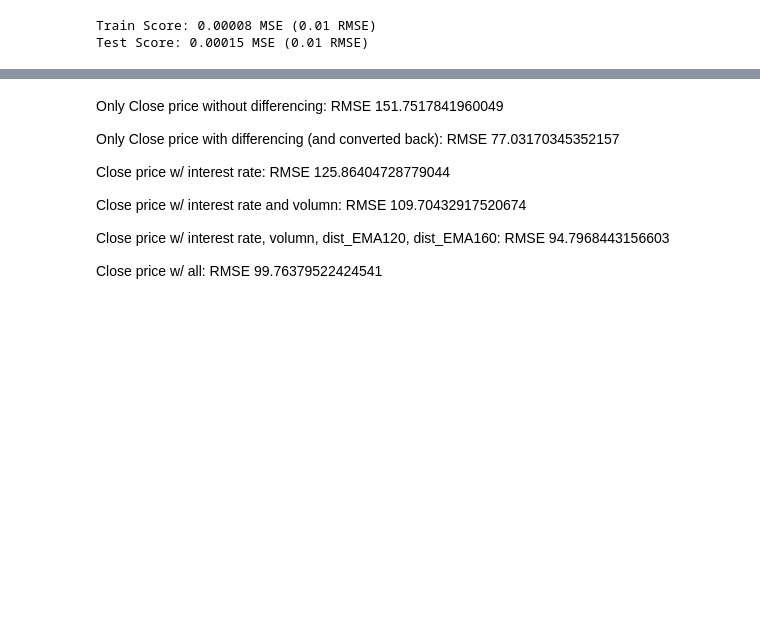
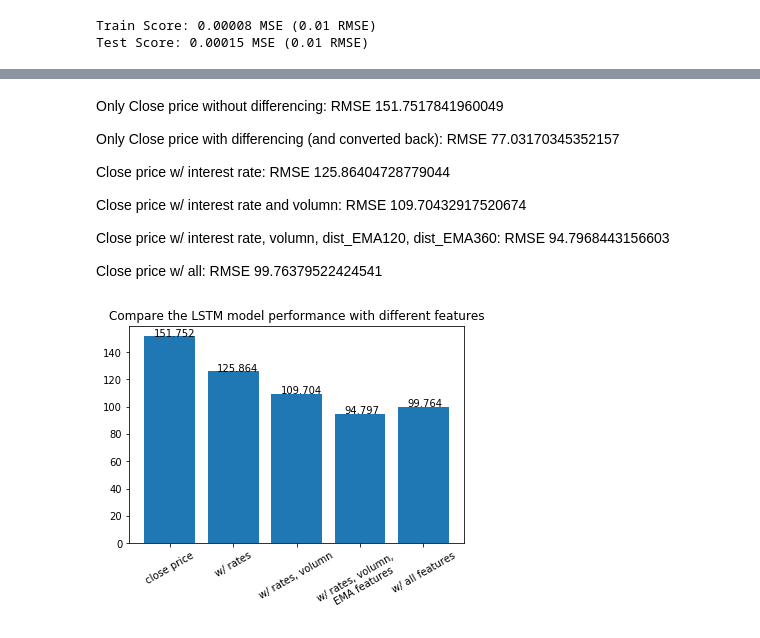
Before and after one commit to KoalaChelsea/NASDAQ-Time-Series-Project, a Jupyter notebook: LSTM Multivariate using prior time step.ipynb, the cells around one changed output, grey strips where cells are left out. Cells and saved outputs as stored; diff of their text form; code cells hidden in the pictures; blank space fills up the shorter version.

```diff
--- a/LSTM Multivariate using prior time step.ipynb
+++ b/LSTM Multivariate using prior time step.ipynb
@@ -367,9 +393,21 @@ Close price w/ interest rate: RMSE 125.86404728779044
 
 Close price w/ interest rate and volumn: RMSE 109.70432917520674
 
-Close price w/ interest rate, volumn, dist_EMA120, dist_EMA160: RMSE 94.7968443156603
+Close price w/ interest rate, volumn, dist_EMA120, dist_EMA360: RMSE 94.7968443156603
 
 Close price w/ all: RMSE 99.76379522424541
+# %%
+x = np.arange(5)
+RMSE_list = [151.7517841960049, 125.86404728779044, 109.70432917520674, 94.7968443156603, 99.76379522424541]
+plt.bar(x, RMSE_list)
+plt.xticks(x, ('close price', 'w/ rates', 'w/ rates, volumn',
+               'w/ rates, volumn, \n EMA features', 'w/ all features'), rotation=30)
+for i, v in enumerate(RMSE_list):
+    plt.text(x[i] - 0.25, v + 0.01, str(round(v,3)))
+plt.title('Compare the LSTM model performance with different features')
+plt.show()
+# %% [output]
+[figure, added]
 # %%
 # make a prediction
 yhat_2020 =  model.predict(X_valid)
```
Also changed, not shown: parts of 12 cells of this notebook.
